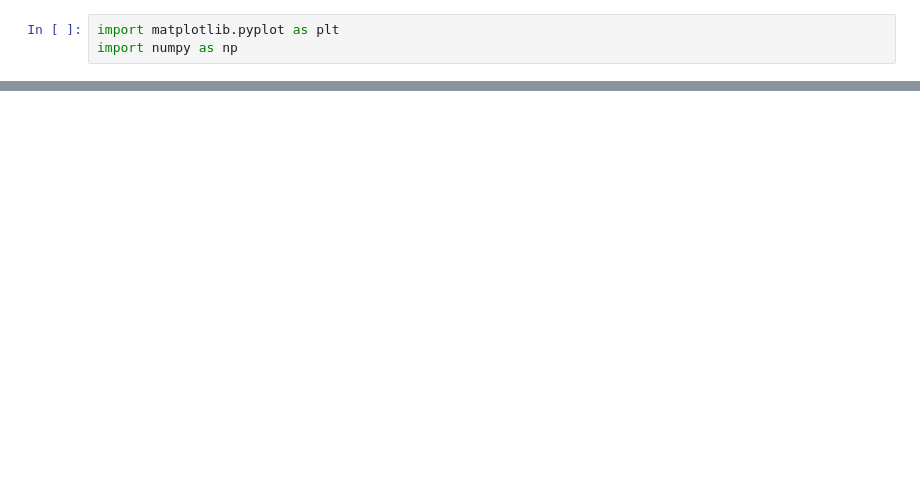
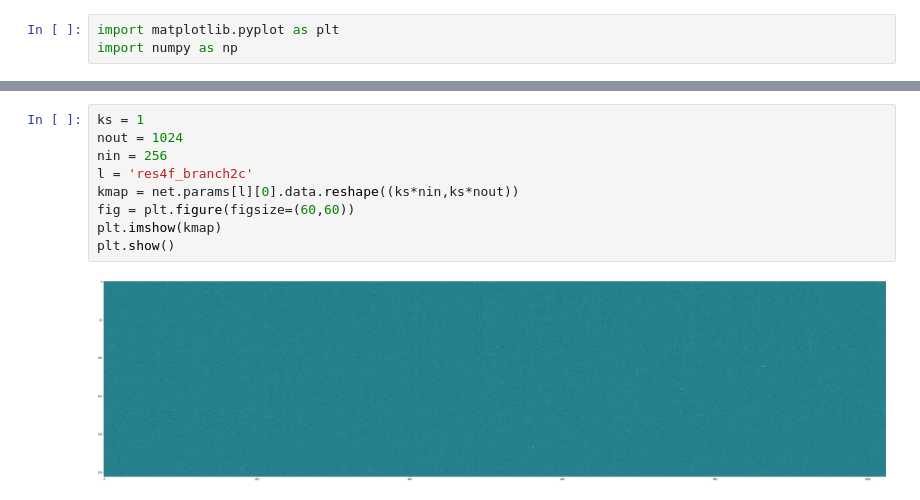
Before and after one commit to morris-frank/bachelor-thesis, a Jupyter notebook: notebooks/VizKernelsTest.ipynb, the cells around one changed output, grey strips where cells are left out. Saved outputs shown, nothing was run; the diff lists cells and outputs as text; blank space fills up the shorter version.

```diff
--- a/notebooks/VizKernelsTest.ipynb
+++ b/notebooks/VizKernelsTest.ipynb
@@ -50,0 +49,11 @@ plt.show()
+# %%
+ks = 1
+nout = 1024
+nin = 256
+l = 'res4f_branch2c'
+kmap = net.params[l][0].data.reshape((ks*nin,ks*nout))
+fig = plt.figure(figsize=(60,60))
+plt.imshow(kmap)
+plt.show()
+# %% [output]
+[figure, added]
```
Also changed, not shown: parts of 6 cells of this notebook, 9 other files.
